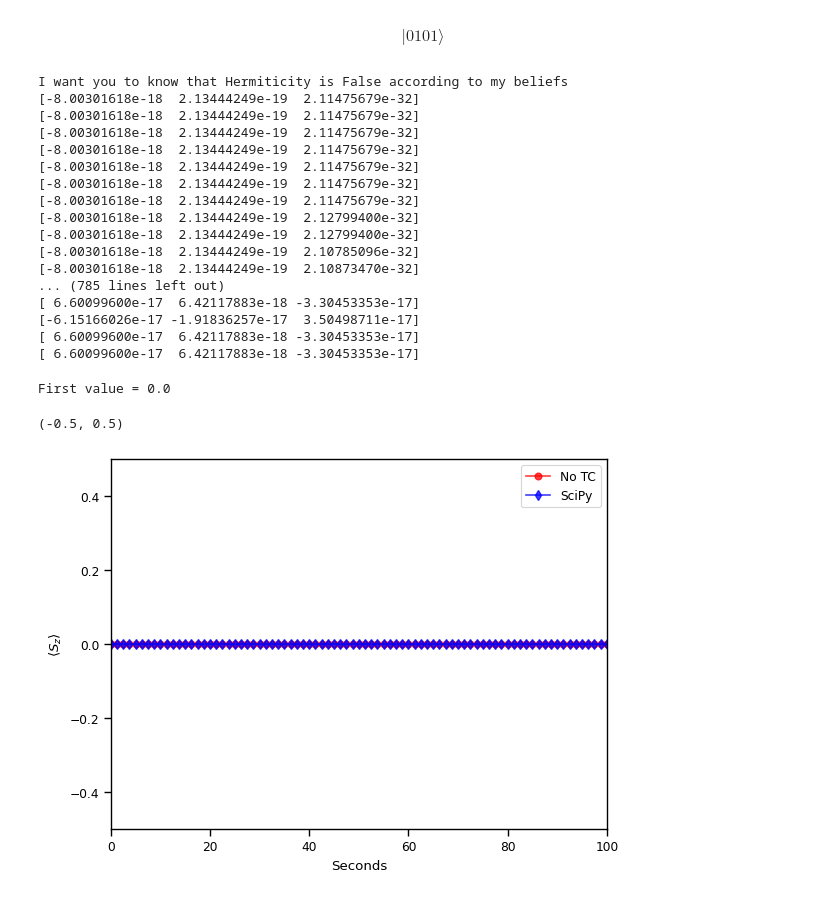
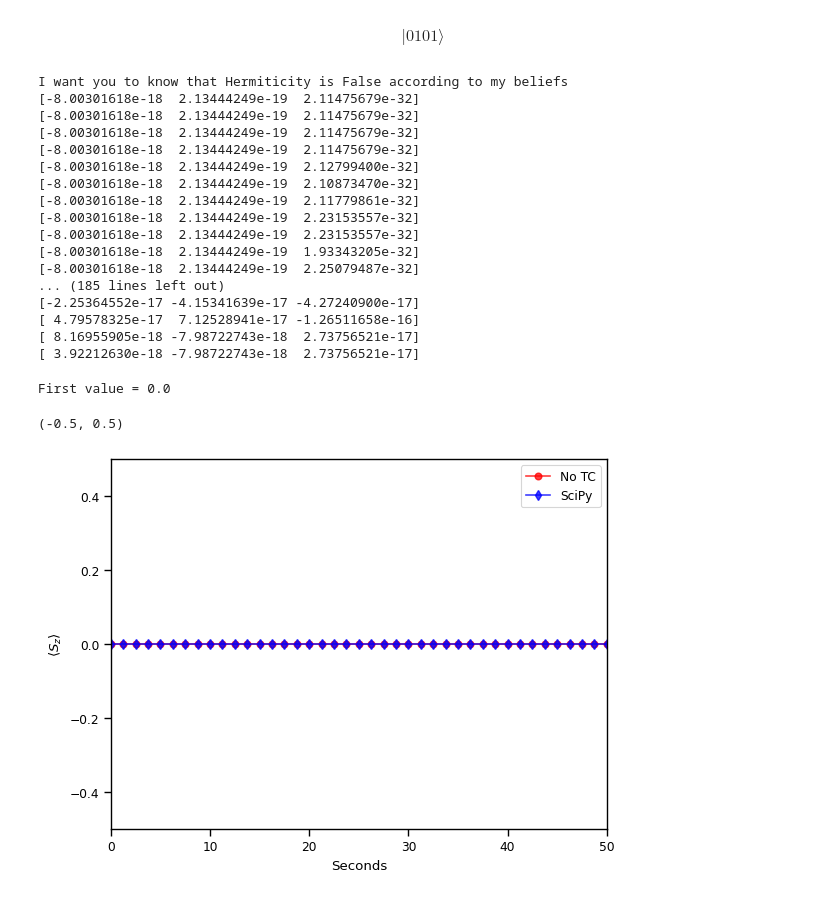
Before and after one commit to Magnusson6359/qiskit-algorithms, a Jupyter notebook: testing.ipynb, the cells around one changed output. Drawn from its saved outputs; the diff is of its cells as text; code cells hidden in the pictures.

```diff
--- a/testing.ipynb
+++ b/testing.ipynb
@@ -359,7 +359,7 @@ if sys == "h4":
     h = qrte_problem.hamiltonian.second_q_op()
     mapper = ParityMapper(num_particles = qrte_problem.num_particles)
     hamiltonian = mapper.map(h)
-elif sys == "h2":
+elif sys == "h2_jw":
     driver = PySCFDriver(
         atom = "H 0 0 0; H 0 0 0.7",
         unit=DistanceUnit.ANGSTROM,
@@ -414,8 +414,8 @@ $$ |0101\rangle$$
 # No TC case
 
 # The 2 main tunable parameters
-total_time = 100
-num_timesteps = 800
+total_time = 50
+num_timesteps = 200
 
 var_principle = RealMcLachlanPrinciple(qgt=LinCombQGT(estimator), gradient=LinCombEstimatorGradient(estimator))
 time_evo_qrte = TimeEvolutionProblem(hamiltonian,
@@ -432,18 +432,18 @@ I want you to know that Hermiticity is False according to my beliefs
 [-8.00301618e-18  2.13444249e-19  2.11475679e-32]
 [-8.00301618e-18  2.13444249e-19  2.11475679e-32]
 [-8.00301618e-18  2.13444249e-19  2.11475679e-32]
-[-8.00301618e-18  2.13444249e-19  2.11475679e-32]
-[-8.00301618e-18  2.13444249e-19  2.11475679e-32]
-[-8.00301618e-18  2.13444249e-19  2.11475679e-32]
 [-8.00301618e-18  2.13444249e-19  2.12799400e-32]
-[-8.00301618e-18  2.13444249e-19  2.12799400e-32]
-[-8.00301618e-18  2.13444249e-19  2.10785096e-32]
 [-8.00301618e-18  2.13444249e-19  2.10873470e-32]
-... (785 lines left out)
-[ 6.60099600e-17  6.42117883e-18 -3.30453353e-17]
-[-6.15166026e-17 -1.91836257e-17  3.50498711e-17]
-[ 6.60099600e-17  6.42117883e-18 -3.30453353e-17]
-[ 6.60099600e-17  6.42117883e-18 -3.30453353e-17]
+[-8.00301618e-18  2.13444249e-19  2.11779861e-32]
+[-8.00301618e-18  2.13444249e-19  2.23153557e-32]
+[-8.00301618e-18  2.13444249e-19  2.23153557e-32]
+[-8.00301618e-18  2.13444249e-19  1.93343205e-32]
+[-8.00301618e-18  2.13444249e-19  2.25079487e-32]
+... (185 lines left out)
+[-2.25364552e-17 -4.15341639e-17 -4.27240900e-17]
+[ 4.79578325e-17  7.12528941e-17 -1.26511658e-16]
+[ 8.16955905e-18 -7.98722743e-18  2.73756521e-17]
+[ 3.92212630e-18 -7.98722743e-18  2.73756521e-17]
 # %%
 # Compare with exact solutions
 init_circ1 = ansatz_qrte.assign_parameters(init_param_values_qrte)
@@ -462,31 +462,31 @@ sol2 = rtev2.evolve(evolution_problem2)
 # %%
 sns.set_context("paper")
 fig, ax = plt.subplots(1,1)
 #fig.set_figheight(7)
 #fig.set_figwidth(5)
 
-DELTA_BIG = 10
+DELTA_BIG = 5
 
 exp_val_real_notc = np.array([ele[0][0].real for ele in real_result_notc.observables])
 times = real_result_notc.times
 #exp_val_real = np.array([ele[0][0].real for ele in real_result.observables])
 #times = real_result.times
 exact_mz_exp_val_re = sol1.observables[0][0].real
 exact_mz_exp_val_re_tc = sol2.observables[0][0].real
 
 print("First value =", exp_val_real_notc[0]) # E: -1.2427 for triplet, -1.8820 for singlet
 
 ax.plot(times[::DELTA_BIG], exp_val_real_notc[::DELTA_BIG], '-ro', label= "No TC", alpha=0.75) #+ extracted_transformer_energy+ nuclear_repulsion_energy
 #ax.plot(times[::DELTA_BIG], exp_val_real[::DELTA_BIG], '-gs', label= "TC", alpha=0.76) #+ extracted_transformer_energy+ nuclear_repulsion_energy
 ax.plot(times[::DELTA_BIG], exact_mz_exp_val_re[::DELTA_BIG], '-bd', label= "SciPy", alpha=0.75) #+ extracted_transformer_energy+ nuclear_repulsion_energy
 #ax.plot(times[::DELTA_BIG], exact_mz_exp_val_re_tc[::DELTA_BIG], '-c^', label= "SciPy TC")
 
 ax.set_xlabel("Seconds")
 ax.set_xlim([0, times[-1]])
 ax.set_ylabel(r"$\langle S_z \rangle$")
 ax.legend()
 ax.set_ylim([-.5,.5])
 # %% [output]
 First value = 0.0
 (-0.5, 0.5)
-[figure, old version]
+[figure, new version]
```
Also changed, not shown: parts of 2 cells of this notebook.
